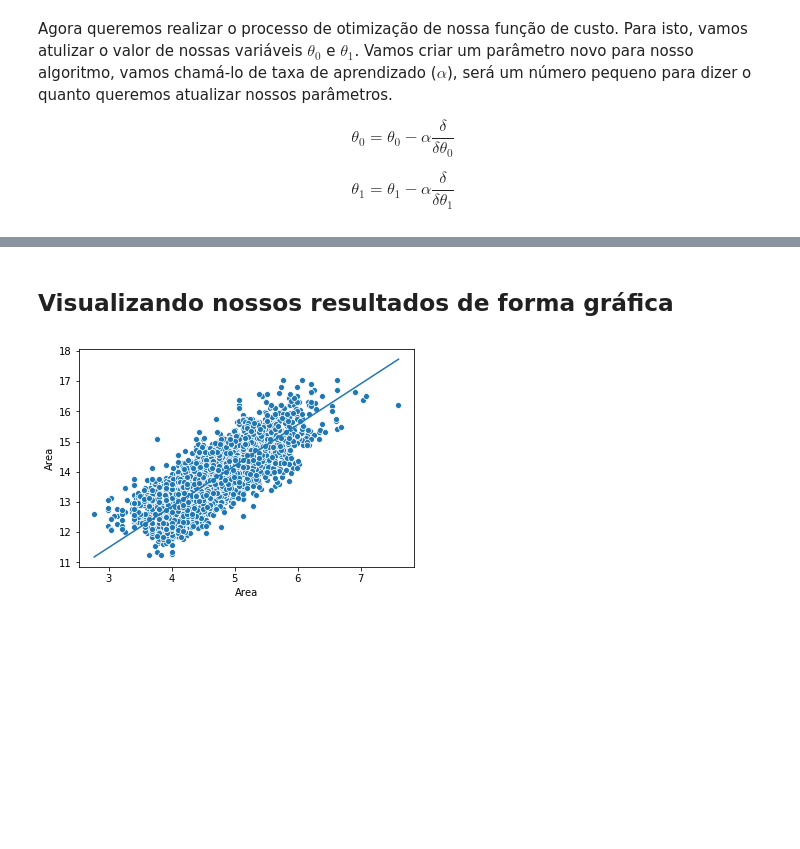
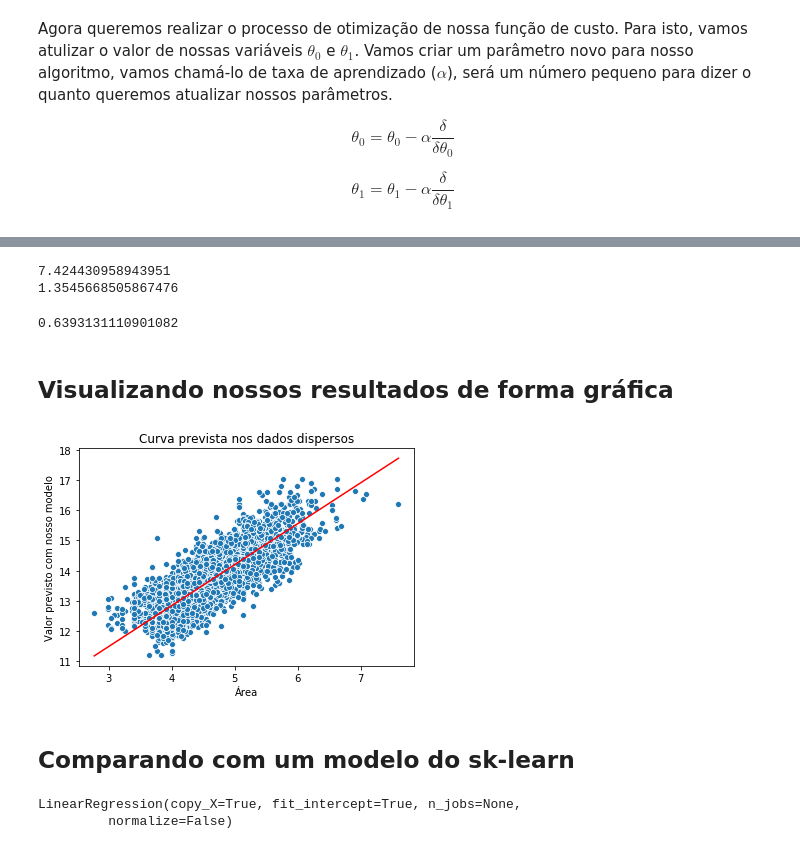
Before and after one commit to alura-cursos/numpy-regressao, a Jupyter notebook: Regressão Linear Simples - SGD.ipynb, the cells around one changed output, grey strips where cells are left out. Cells and saved outputs as stored; diff of their text form; code cells hidden in the pictures; blank space fills up the shorter version.

```diff
--- a/Regressão Linear Simples - SGD.ipynb
+++ b/Regressão Linear Simples - SGD.ipynb
@@ -40,6 +40,9 @@ dados.head()
 # %%
 valor = np.log(dados['Valor'])
 area = np.log(dados['Area'])
+
+valor = np.array(valor)
+area = np.array(area)
 # %% [markdown]
 Podemos então definir uma hipótese a partir das constantes $\alpha$ e $\beta$ tal que:
 
@@ -136,0 +127,6 @@ for i in range(10000):
+# %%
+print(theta0)
+print(theta1)
+# %% [output]
+7.424430958943951
+1.3545668505867476
@@ -137,3 +141,7 @@ for i in range(10000):
+# %%
+r_2(theta0, theta1, area, valor)
+# %% [output]
+0.6393131110901082
 # %% [markdown]
 ## Visualizando nossos resultados de forma gráfica
 # %%
@@ -142,6 +150,13 @@ import seaborn as sns
 %matplotlib inline
 # %%
 ax = sns.scatterplot(x=area, y=valor)
-ax = sns.lineplot(x=area,y = prever(theta0, theta1,area))
+ax = sns.lineplot(x=area,y = prever(theta0, theta1,area), color='red')
+
+ax.set_title('Curva prevista nos dados dispersos')
+ax.set_xlabel('Área')
+ax.set_ylabel('Valor previsto com nosso modelo')
+plt.show()
 # %% [output]
-[figure, old version]
+[figure, new version]
+# %% [markdown]
+## Comparando com um modelo do sk-learn
@@ -147,0 +167,5 @@ ax = sns.lineplot(x=area,y = prever(theta0, theta1,area))
+# %%
+lr.fit(area.reshape(len(area),1), valor)
+# %% [output]
+LinearRegression(copy_X=True, fit_intercept=True, n_jobs=None,
+         normalize=False)
```
Also changed, not shown: parts of 8 cells of this notebook.
